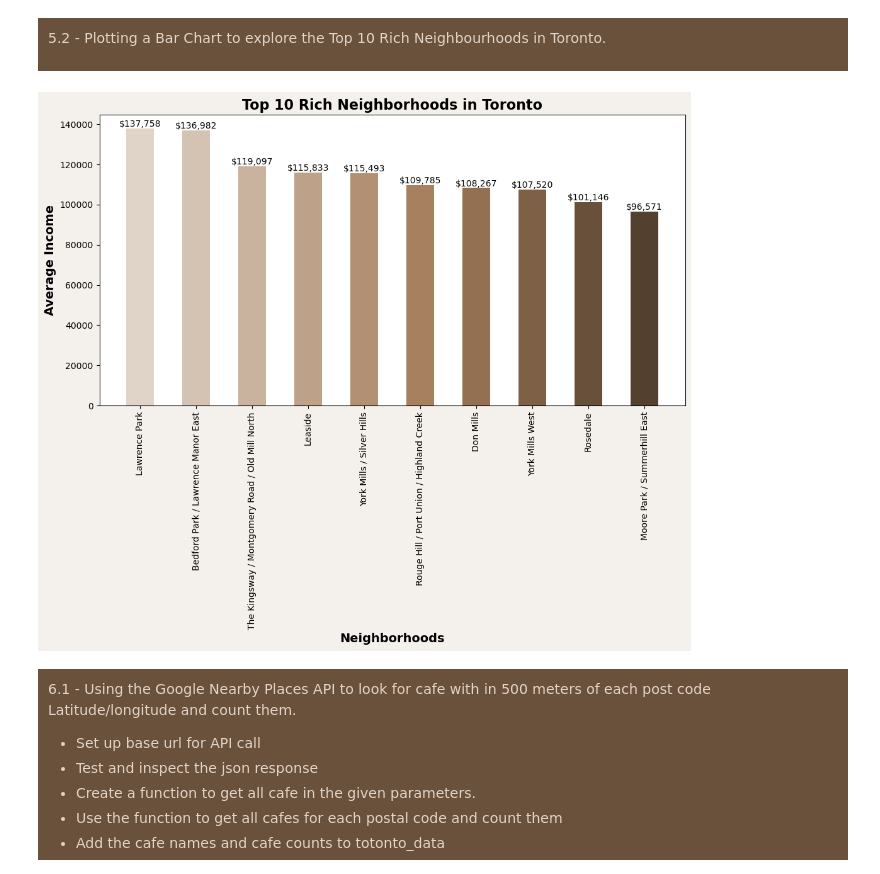
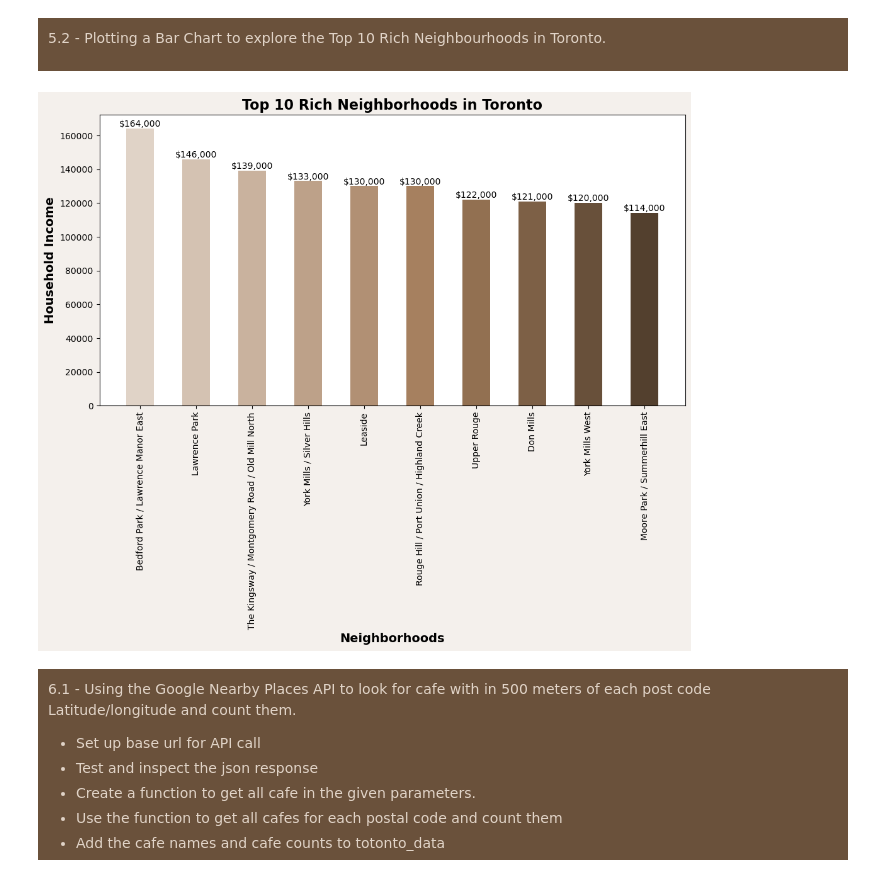
Before and after one commit to Dhruvi267/Market_segment, a Jupyter notebook: market-segmentationV3.ipynb, the cells around one changed output. Saved outputs shown, nothing was run; the diff lists cells and outputs as text; code cells hidden in the pictures.

```diff
--- a/market-segmentationV3.ipynb
+++ b/market-segmentationV3.ipynb
@@ -379,34 +379,34 @@ memory usage: 1.3+ KB
 </div>
 # %%
 # Path to the CSV file
-path_income = 'extracted_files/income_data_2016.csv'
+path_income = 'extracted_files/income_data_2021.csv'
 
 # Value to match
-find_in_rows = 'Median total income of households in 2015 ($)'
+find_in_rows = '  Median total income of household in 2020 ($)'
 
 # Read the CSV file
 dfi = pd.read_csv(path_income)
 
 # Filter rows where the value in a specific column matches the given value
-income_df = dfi[dfi['DIM: Profile of Forward Sortation Areas (2247)'] == find_in_rows]
+income_df = dfi[dfi['CHARACTERISTIC_NAME'] == find_in_rows]
 
 # Select only the desired columns
-income_df = income_df[['GEO_NAME', 'Dim: Sex (3): Member ID: [1]: Total - Sex']].reset_index(drop=True)
+income_df = income_df[['GEO_NAME', 'C1_COUNT_TOTAL']].reset_index(drop=True)
 
 # Rename the columns
 income_df = income_df.rename(columns={
     'GEO_NAME': 'Postal Code',
-    'Dim: Sex (3): Member ID: [1]: Total - Sex': 'Average Income'
+    'C1_COUNT_TOTAL': 'Household Income'
 })
 
-# Convert 'Average Income' to numeric, coercing errors to NaN
-income_df['Average Income'] = pd.to_numeric(income_df['Average Income'], errors='coerce')
+# Convert 'Household Income' to numeric, coercing errors to NaN
+income_df['Household Income'] = pd.to_numeric(income_df['Household Income'], errors='coerce')
 
-# Drop rows with NaN values in 'Average Income'
-income_df = income_df.dropna(subset=['Average Income']).reset_index(drop=True)
+# Drop rows with NaN values in 'Household Income'
+income_df = income_df.dropna(subset=['Household Income']).reset_index(drop=True)
 
-# Convert 'Average Income' to int
-income_df['Average Income'] = income_df['Average Income'].astype(int)
+# Convert 'Household Income' to int
+income_df['Household Income'] = income_df['Household Income'].astype(int)
 
 # Display the result
 income_df.info()
@@ -544,37 +544,37 @@ plt.show()
 </div>
 # %%
 # Plot the top income postal codes/Neighborhoods.
-toronto_income_i = toronto_data[['Postal Code', 'Neighborhood', 'Average Income']]
-sorted_toronto_income_i = toronto_income_i.sort_values(by='Average Income', ascending=False)
+toronto_income_i = toronto_data[['Postal Code', 'Neighborhood', 'Household Income']]
+sorted_toronto_income_i = toronto_income_i.sort_values(by='Household Income', ascending=False)
 t20_sorted_toronto_income_i = sorted_toronto_income_i.head(10)
 # Applying coffee theme
 colors = ['#E0D3C7', '#D4C2B2', '#C9B29E', '#BDA189', '#B19074', '#A6805F',
           '#927051', '#7D6046', '#68503A', '#53402E']
 fig, ax = plt.subplots(figsize=(12, 6))
 fig.patch.set_facecolor('#F4F0EC')  # Set the background color
 bars = plt.bar(t20_sorted_toronto_income_i['Neighborhood'],
-               t20_sorted_toronto_income_i['Average Income'],
+               t20_sorted_toronto_income_i['Household Income'],
                color=colors[:len(t20_sorted_toronto_income_i)],
                width=0.5)  # Adjust the width to increase the gap
 # Setting bar labels
-for bar, income in zip(bars, t20_sorted_toronto_income_i['Average Income']):
+for bar, income in zip(bars, t20_sorted_toronto_income_i['Household Income']):
     plt.text(
         bar.get_x() + bar.get_width() / 2,  # Center text horizontally on bar
         bar.get_height() + 0,  # Position text on the bar
         f"${income:,.0f}",  # Format income as currency
         ha='center',
         va='bottom',
         fontsize=10
     )
 # Add titles and labels
 plt.title('Top 10 Rich Neighborhoods in Toronto', fontsize=16, fontweight='bold')
 plt.xlabel('Neighborhoods', fontsize=14, fontweight='bold')
-plt.ylabel('Average Income', fontsize=14, fontweight='bold')
+plt.ylabel('Household Income', fontsize=14, fontweight='bold')
 # Rotate x-axis labels by 90 degrees
 plt.xticks(rotation=90)
 plt.show()
 # %% [output]
-[figure, old version]
+[figure, new version]
 # %% [markdown]
  <div style="background-color: #6a513b; padding: 10px;">
   <p style="color: #e0d3c7;" >6.1 - Using the Google Nearby Places API to look for cafe with in 500 meters of each post code Latitude/longitude and count them.</p>
```
Also changed, not shown: parts of 8 cells of this notebook, 1 other file.
